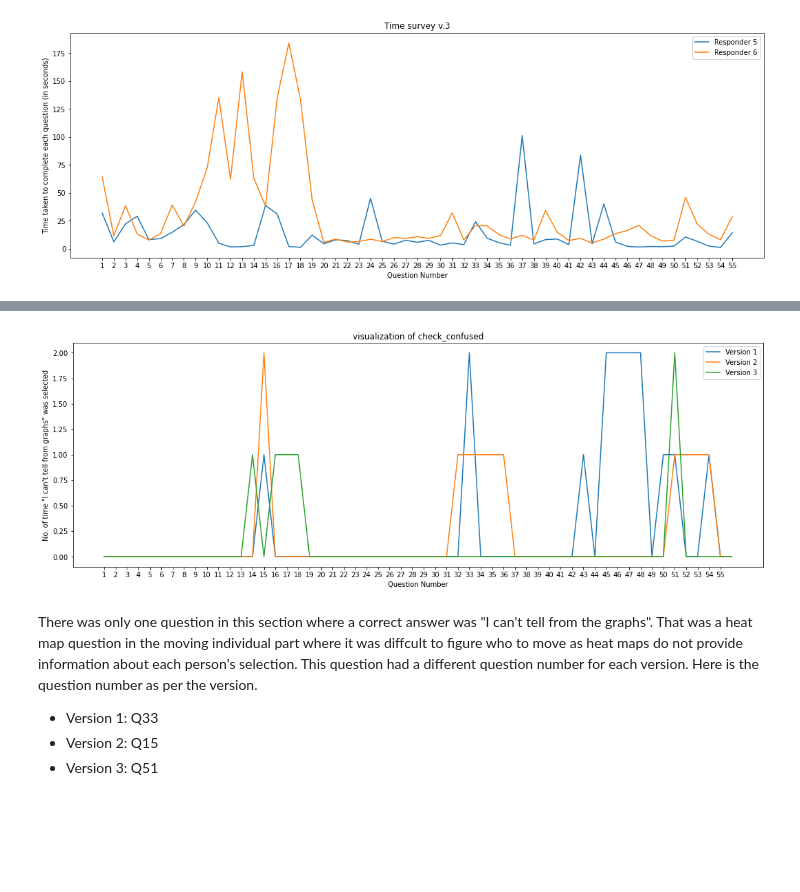
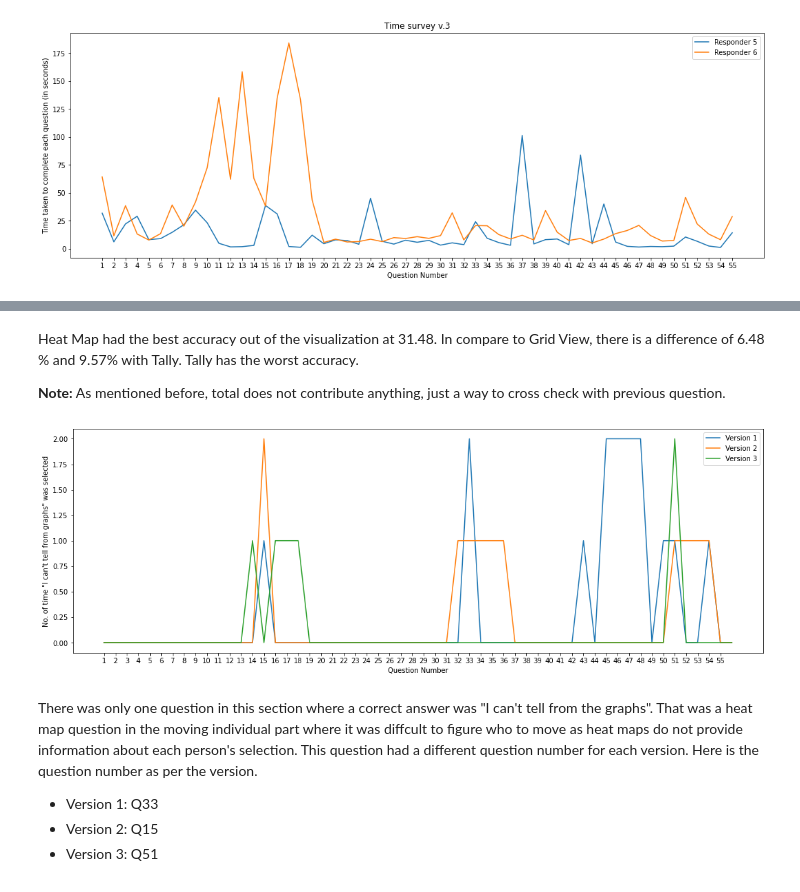
Before and after one commit to ketphan02/DATA-448, a Jupyter notebook: notebooks/reportSection1.ipynb, the cells around one changed output, grey strips where cells are left out. Cells and saved outputs as stored; diff of their text form; code cells hidden in the pictures; blank space fills up the shorter version.

```diff
--- a/notebooks/reportSection1.ipynb
+++ b/notebooks/reportSection1.ipynb
@@ -273,0 +259,9 @@ gdf1 = sc.getAverageTime(df1,df2,df3)
+# %%
+import pandas as pd
+
+s2v1 = pd.DataFrame(pd.read_csv('../report/data/section 2/S2V1.csv'))[2:4].reset_index()
+s2v1 = sc.clean_name(s2v1)
+s2v2 = pd.DataFrame(pd.read_csv('../report/data/section 2/S2V2.csv'))[2:4].reset_index()
+s2v2 = sc.clean_name(s2v2)
+s2v3 = pd.DataFrame(pd.read_csv('../report/data/section 2/S2V3.csv'))[2:4].reset_index()
+s2v3 = sc.clean_name(s2v3)
@@ -283,9 +306,9 @@ plt.show()
 # %%
 print('Version 1')
-s2v1 = sc.get_correct_ans(df1, "../report/answer/section 2/S2V1.csv", ['Responder 1', 'Responder 2'])
+s2v1_tpver = sc.get_correct_ans(s2v1, "../report/answer/section 2/S2V1.csv", ['Responder 1', 'Responder 2'])
 print('Version 2')
-s2v2 = sc.get_correct_ans(df2, "../report/answer/section 2/S2V2.csv", ['Responder 3', 'Responder 4'])
+s2v2_tpver = sc.get_correct_ans(s2v2, "../report/answer/section 2/S2V2.csv", ['Responder 3', 'Responder 4'])
 print('Version 3')
-s2v3 = sc.get_correct_ans(df3, "../report/answer/section 2/S2V3.csv", ['Responder 5', 'Responder 6'])
+s2v3_tpver = sc.get_correct_ans(s2v3, "../report/answer/section 2/S2V3.csv", ['Responder 5', 'Responder 6'])
 # %% [output]
 Version 1
@@ -411,8 +476,12 @@ Responder 6 took higher time to complete each question till Q19 but lesser time
+# %% [markdown]
+Heat Map had the best accuracy out of the visualization at 31.48. In compare to Grid View, there is a difference of 6.48 % and 9.57% with Tally. Tally has the worst accuracy.
+
+**Note:** As mentioned before, total does not contribute anything, just a way to cross check with previous question.
 # %%
 # add a title for this graph
-sc.check_confused([df1, df2, df3])
+sc.check_confused([s2v1, s2v2, s2v3])
 # %% [output]
-[figure, old version]
+[figure, new version]
 # %% [markdown]
 There was only one question in this section where a correct answer was "I can't tell from the graphs". That was a heat map question in the moving individual part where it was diffcult to figure who to move as heat maps do not provide information about each person's selection. This question had a different question number for each version. Here is the question number as per the version.
 
```
Also changed, not shown: parts of 57 cells of this notebook, 6 other files.
